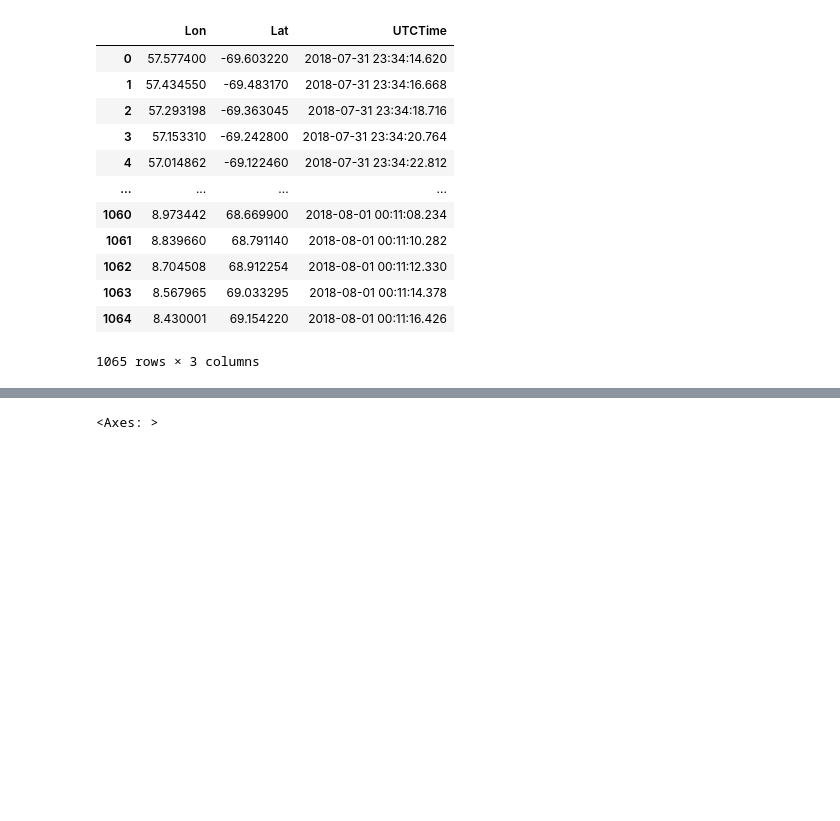
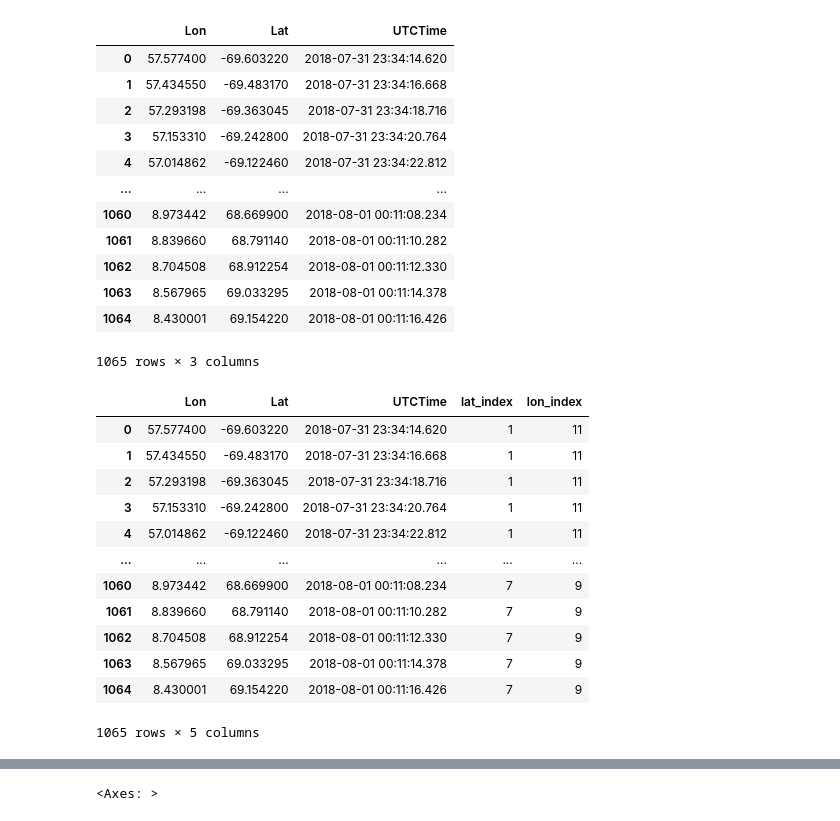
Before and after one commit to WebValley2024/scientific-dashboard, a Jupyter notebook: geoindex/geo-heatmap.ipynb, the cells around one changed output, grey strips where cells are left out. Drawn from its saved outputs; the diff is of its cells as text; code cells hidden in the pictures; blank space fills up the shorter version.

```diff
--- a/geoindex/geo-heatmap.ipynb
+++ b/geoindex/geo-heatmap.ipynb
@@ -44,28 +44,39 @@ df
 # %%
 MIN_LON, MAX_LON = -180, 180
 MIN_LAT, MAX_LAT = -90, 90
 
 LON_DIVISIONS = 18
 LAT_DIVISIONS = 9
 
 lon_step = (MAX_LON - MIN_LON)/LON_DIVISIONS
 lat_step = (MAX_LAT - MIN_LAT)/LAT_DIVISIONS
 
+def get_grid_position(lon, lat, MIN_LON, MIN_LAT, LON_DIVISIONS, LAT_DIVISIONS):
+    lat_index = int((lat - MIN_LAT)/lat_step)
+    lon_index = int((lon - MIN_LON)/lon_step)
+    return lat_index, lon_index
 
+df['grid_cell'] = df.apply(lambda row: get_grid_position(row['Lon'], row['Lat'], MIN_LON, MIN_LAT, lat_step, lon_step), axis=1)
 
-def get_grid_position(lon, lat, MIN_LON, MIN_LAT, LON_DIVISIONS, LAT_DIVISIONS):
-    lon_index = int((lon - MIN_LON)/lon_step)
-    lat_index = int((lat - MIN_LAT)/lat_step)
-    return lon_index, lat_index
+df[['lat_index', 'lon_index']] = pd.DataFrame(df['grid_cell'].tolist(), index=df.index)
 
-df_grid = pd.DataFrame()
-# df['grid_cell'] = df.apply(lambda row: get_grid_position(row['Lat'], row['Lon'], MIN_LON, MIN_LAT, lat_step, lon_step), axis=1)
+df = df.drop(columns=['grid_cell'])
 
-#df[['lat_index', 'lon_index']] = pd.DataFrame(df['grid_cell'].tolist(), index=df.index)
-
-#df = df.drop(columns=['grid_cell'])
-
-#df
+df
+# %% [output]
+|  | Lon | Lat | UTCTime | lat_index | lon_index |
+| 0 | 57.577400 | -69.603220 | 2018-07-31 23:34:14.620 | 1 | 11 |
+| 1 | 57.434550 | -69.483170 | 2018-07-31 23:34:16.668 | 1 | 11 |
+| 2 | 57.293198 | -69.363045 | 2018-07-31 23:34:18.716 | 1 | 11 |
+| 3 | 57.153310 | -69.242800 | 2018-07-31 23:34:20.764 | 1 | 11 |
+| 4 | 57.014862 | -69.122460 | 2018-07-31 23:34:22.812 | 1 | 11 |
+| ... | ... | ... | ... | ... | ... |
+| 1060 | 8.973442 | 68.669900 | 2018-08-01 00:11:08.234 | 7 | 9 |
+| 1061 | 8.839660 | 68.791140 | 2018-08-01 00:11:10.282 | 7 | 9 |
+| 1062 | 8.704508 | 68.912254 | 2018-08-01 00:11:12.330 | 7 | 9 |
+| 1063 | 8.567965 | 69.033295 | 2018-08-01 00:11:14.378 | 7 | 9 |
+| 1064 | 8.430001 | 69.154220 | 2018-08-01 00:11:16.426 | 7 | 9 |
+1065 rows × 5 columns
 # %%
 gdf = gpd.GeoDataFrame(df, geometry=gpd.points_from_xy(df.Lon, df.Lat), crs="EPSG:4326")
 gdf
```
Also changed, not shown: parts of 5 cells of this notebook.
